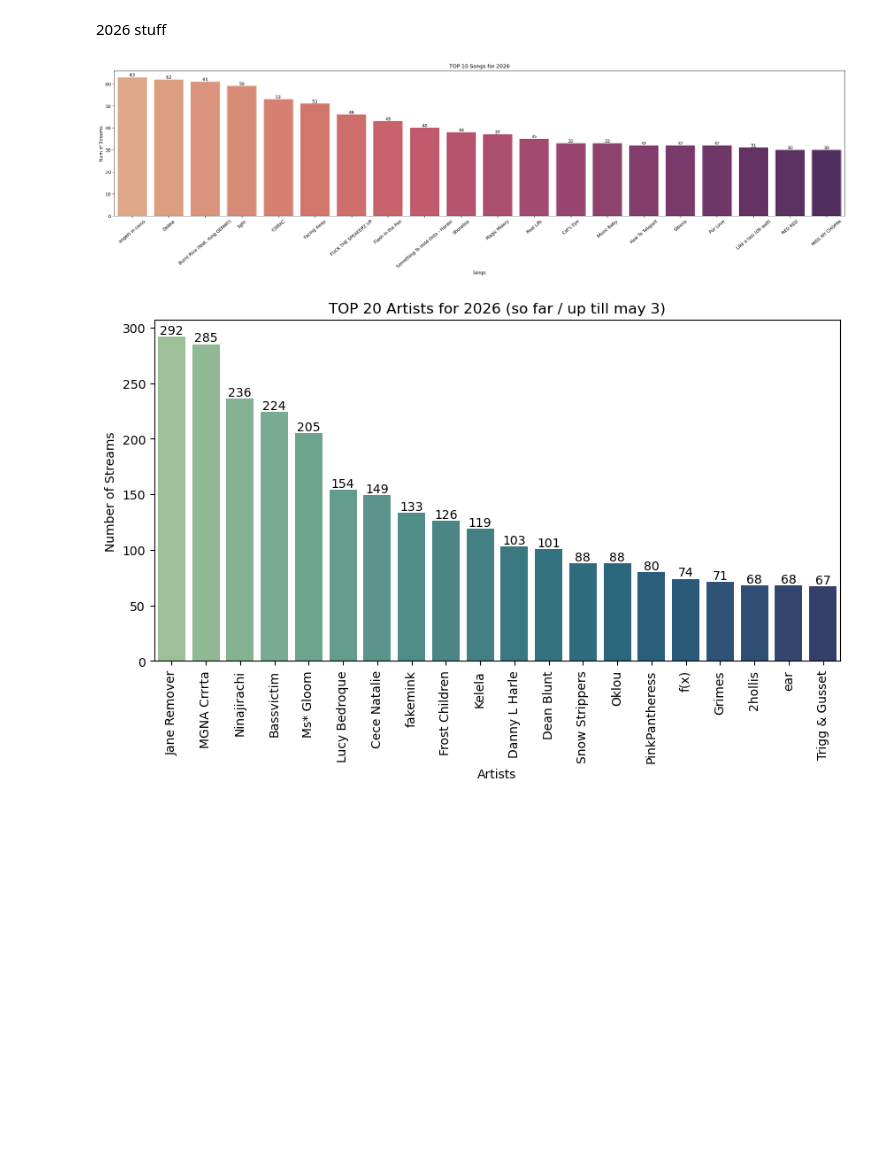
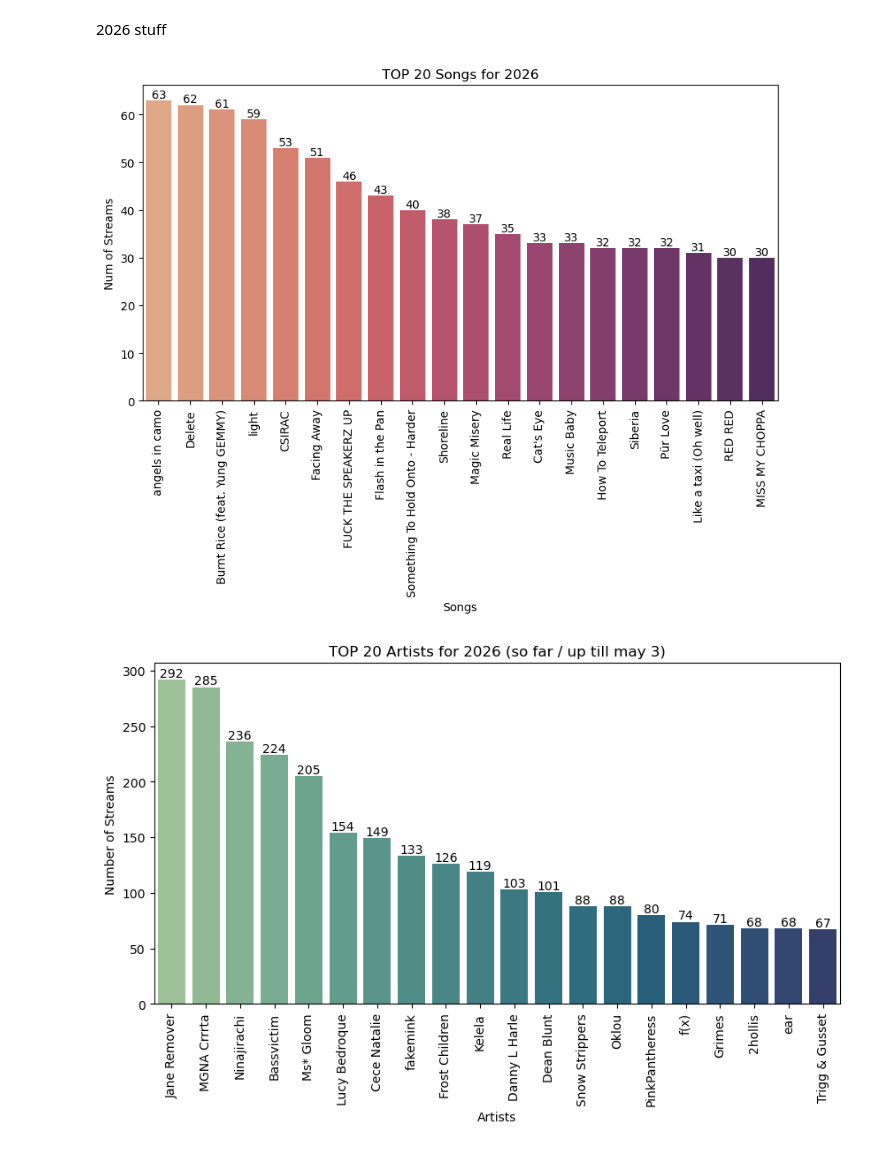
Before and after one commit to navi1121/music-insights-llm, a Jupyter notebook: src/graphs.ipynb, the cells around one changed output. Drawn from its saved outputs; the diff is of its cells as text; code cells hidden in the pictures; blank space fills up the shorter version.

```diff
--- a/src/graphs.ipynb
+++ b/src/graphs.ipynb
@@ -320,16 +320,16 @@ plt.show()
 2025 artists
 # %%
 artists_2025 = df[df['year']==2025].groupby('master_metadata_album_artist_name')['master_metadata_album_artist_name'].count().sort_values(ascending=False)
-top10_artists_2025 = artists_2025.head(20)
+top20_artists_2025 = artists_2025.head(20)
 # %%
 plt.figure(figsize=(20,6))
 sns.barplot(x=top10_artists_2024.index, y=top10_artists_2024.values, palette="crest", hue=top10_artists_2024.index)
 plt.xlabel("Artists")
 plt.ylabel("Num of Streams")
-plt.title("TOP 10 Artists for 2025")
+plt.title("TOP 20 Artists for 2025")
 plt.xticks(rotation=40)
 
-for index, value in enumerate(top10_artists_2025.values):
+for index, value in enumerate(top20_artists_2025.values):
     plt.text(index, value, str(value), ha='center', va='bottom')
 
 plt.show()
@@ -339,21 +339,21 @@ plt.show()
 2026 stuff
 # %%
 top_songs_2026 = df[df['year']==2026].groupby('master_metadata_track_name')['master_metadata_track_name'].count().sort_values(ascending=False)
-top10_songs_2026 = top_songs_2026.head(20)
+top20_songs_2026 = top_songs_2026.head(20)
 # %%
-plt.figure(figsize=(30,6))
-sns.barplot(x=top10_songs_2026.index, y=top10_songs_2026.values, hue=top10_songs_2026.index, palette="flare")
+plt.figure(figsize=(10,5))
+sns.barplot(x=top20_songs_2026.index, y=top20_songs_2026.values, hue=top20_songs_2026.index, palette="flare")
 plt.xlabel("Songs")
 plt.ylabel("Num of Streams")
-plt.title("TOP 10 Songs for 2026")
-plt.xticks(rotation=40)
+plt.title("TOP 20 Songs for 2026")
+plt.xticks(rotation=90)
 
-for index, value in enumerate(top10_songs_2026.values):
+for index, value in enumerate(top20_songs_2026.values):
     plt.text(index, value, str(value), ha='center', va='bottom')
 
 plt.show()
 # %% [output]
-[figure, old version]
+[figure, new version]
 # %%
 artists_2026 = df[df['year']==2026].groupby('master_metadata_album_artist_name')['master_metadata_album_artist_name'].count().sort_values(ascending=False)
 top20_artists_2026 = artists_2026.head(20)
```
Also changed, not shown: parts of 3 cells of this notebook.
